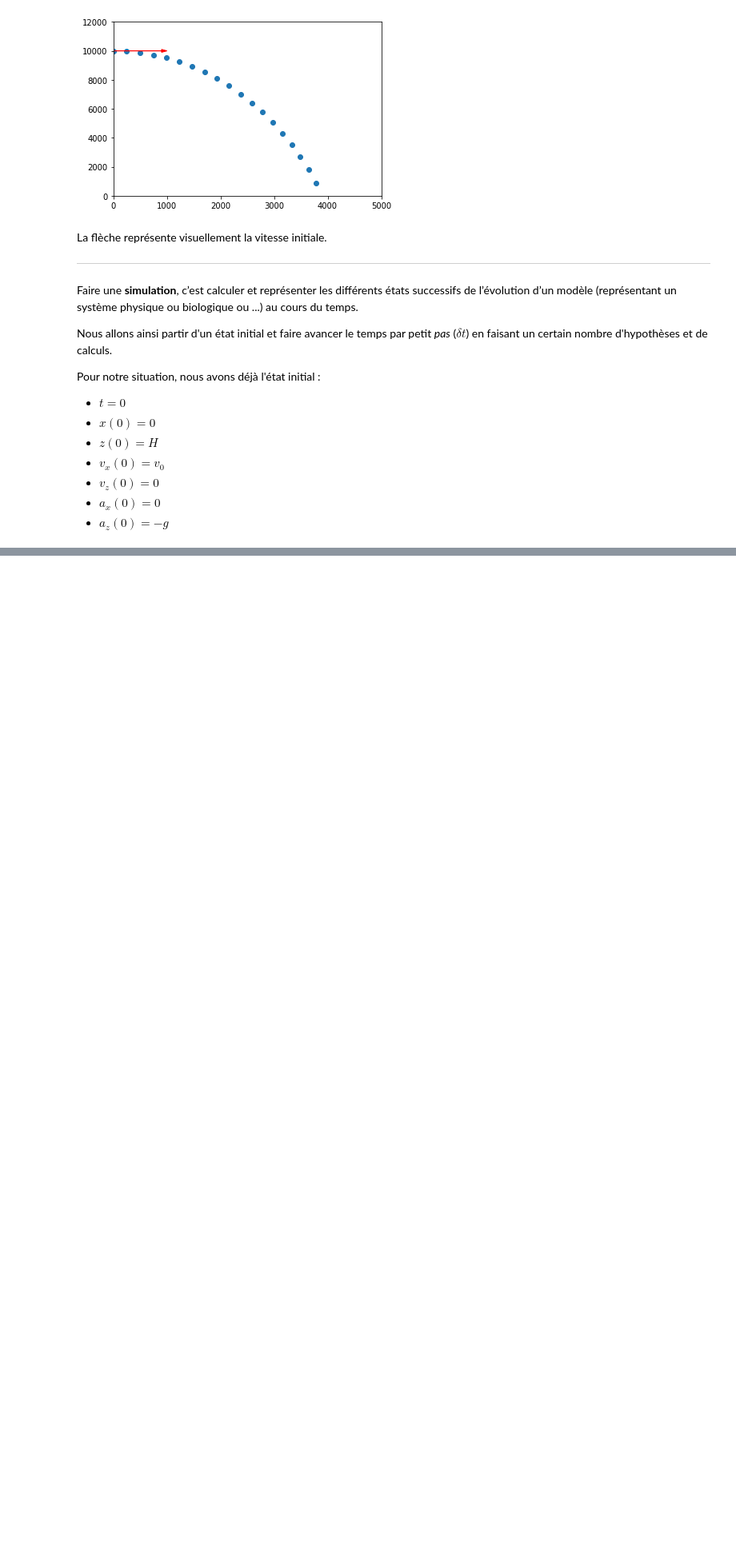
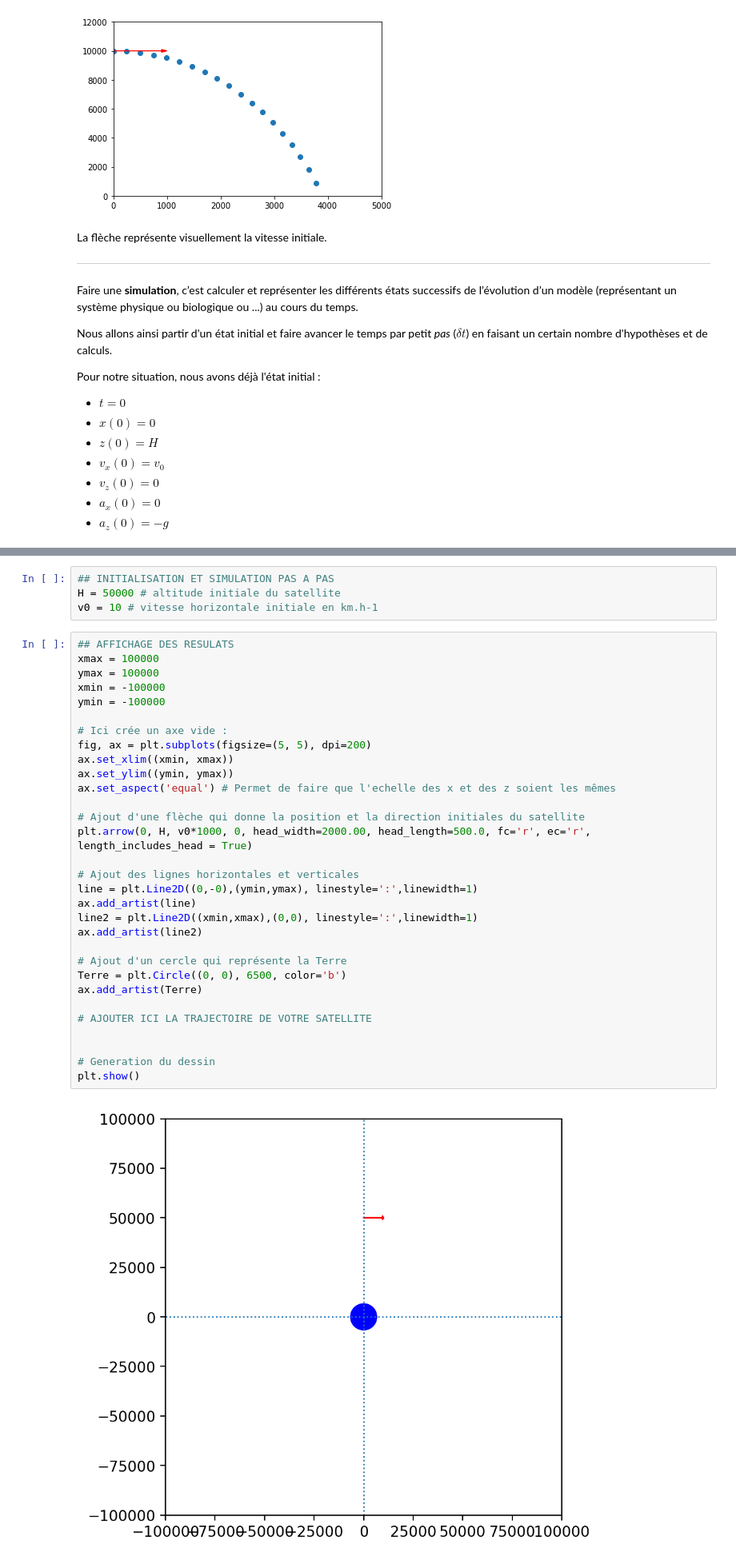
Before and after one commit to gimau/IntroPython, a Jupyter notebook: TD7.ipynb, the cells around one changed output, grey strips where cells are left out. Shown at 80% size. Saved outputs shown, nothing was run; the diff lists cells and outputs as text; blank space fills up the shorter version.

```diff
--- a/TD7.ipynb
+++ b/TD7.ipynb
@@ -121,0 +172,37 @@ Naturellement, nous n'allons pas calculer la suite à la main. Nous allons utili
+# %%
+## INITIALISATION ET SIMULATION PAS A PAS
+H = 50000 # altitude initiale du satellite
+v0 = 10 # vitesse horizontale initiale en km.h-1
+# %%
+## AFFICHAGE DES RESULATS
+xmax = 100000
+ymax = 100000
+xmin = -100000
+ymin = -100000
+
+# Ici crée un axe vide :
+fig, ax = plt.subplots(figsize=(5, 5), dpi=200)
+ax.set_xlim((xmin, xmax))
+ax.set_ylim((ymin, ymax))
+ax.set_aspect('equal') # Permet de faire que l'echelle des x et des z soient les mêmes
+
+# Ajout d'une flèche qui donne la position et la direction initiales du satellite
+plt.arrow(0, H, v0*1000, 0, head_width=2000.00, head_length=500.0, fc='r', ec='r', length_includes_head = True)
+
+# Ajout des lignes horizontales et verticales
+line = plt.Line2D((0,-0),(ymin,ymax), linestyle=':',linewidth=1)
+ax.add_artist(line)
+line2 = plt.Line2D((xmin,xmax),(0,0), linestyle=':',linewidth=1)
+ax.add_artist(line2)
+
+# Ajout d'un cercle qui représente la Terre
+Terre = plt.Circle((0, 0), 6500, color='b')
+ax.add_artist(Terre)
+
+# AJOUTER ICI LA TRAJECTOIRE DE VOTRE SATELLITE
+
+
+# Generation du dessin
+plt.show()
+# %% [output]
+[figure, added]
```
Also changed, not shown: parts of 8 cells of this notebook.
